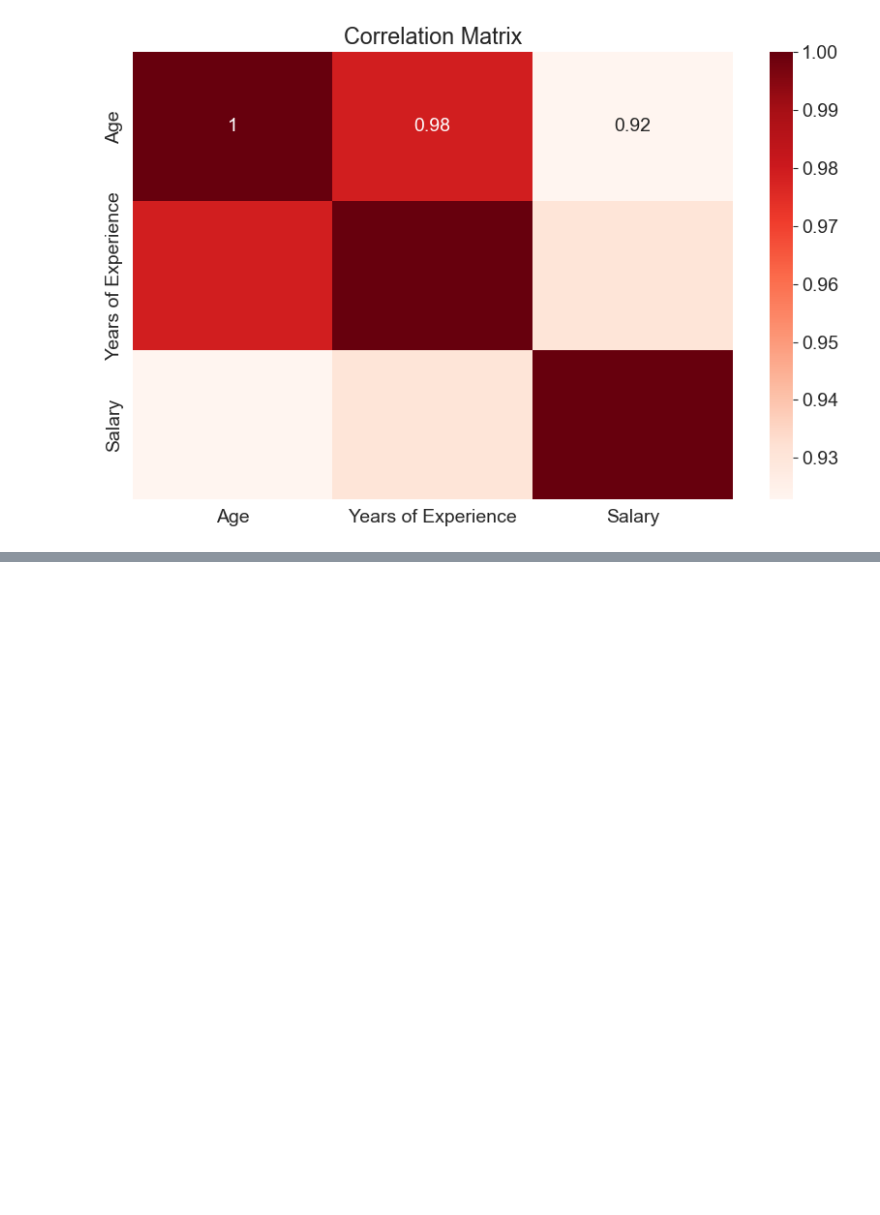
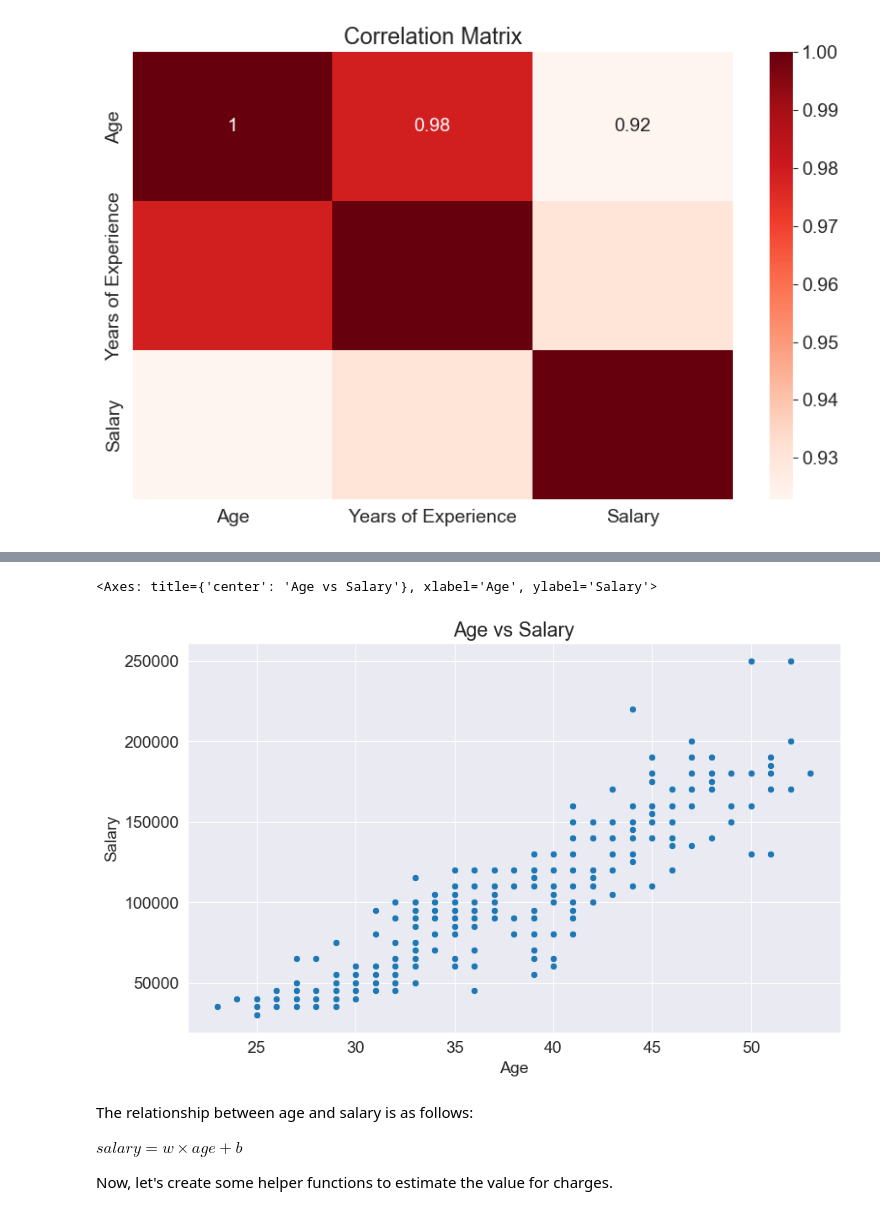
Before and after one commit to rayankzi/salary-predictor, a Jupyter notebook: analysis.ipynb, the cells around one changed output, grey strips where cells are left out. Cells and saved outputs as stored; diff of their text form; code cells hidden in the pictures; blank space fills up the shorter version.

```diff
--- a/analysis.ipynb
+++ b/analysis.ipynb
@@ -332,0 +341,12 @@ plt.title('Correlation Matrix');
+# %%
+plt.title('Age vs Salary')
+sns.scatterplot(data=data, x='Age', y='Salary')
+# %% [output]
+<Axes: title={'center': 'Age vs Salary'}, xlabel='Age', ylabel='Salary'>
+[figure, added]
+# %% [markdown]
+The relationship between age and salary is as follows:
+
+$salary = w \times age + b$
+
+Now, let's create some helper functions to estimate the value for charges.
```
Also changed, not shown: parts of 12 cells of this notebook.
